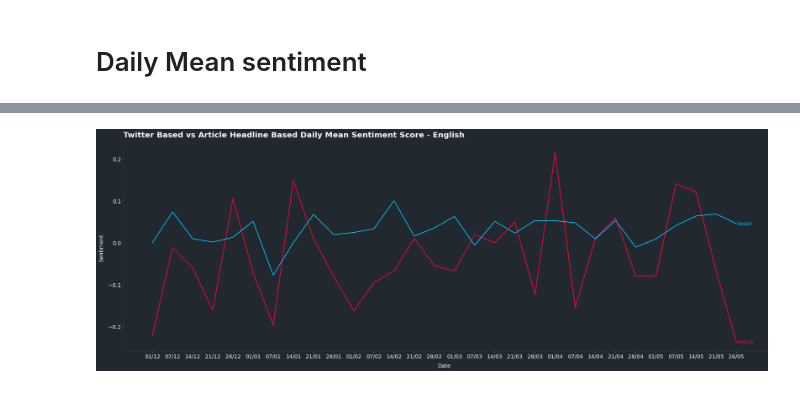
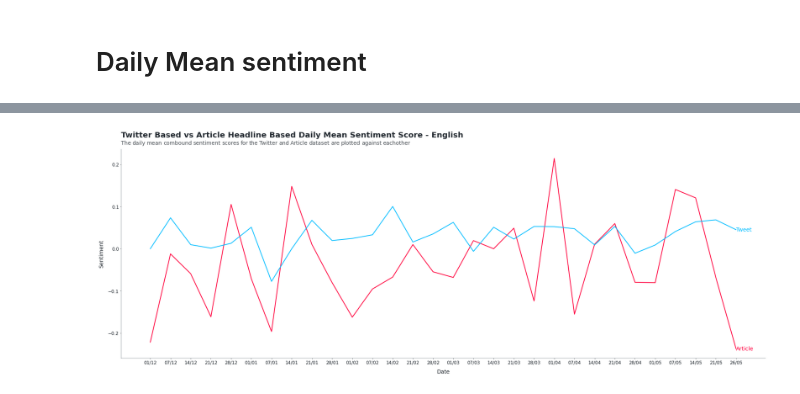
Before and after one commit to AidenWilliams/European-Covid-19-Vaccine-Sentiment-Analyses-On-Twitter-and-Article-Data, a Jupyter notebook: Visual Analyses.ipynb, the cells around one changed output, grey strips where cells are left out. Saved outputs shown, nothing was run; the diff lists cells and outputs as text; code cells hidden in the pictures.

```diff
--- a/Visual Analyses.ipynb
+++ b/Visual Analyses.ipynb
@@ -71,8 +71,8 @@ for month in dates:
 Set up the multiplex library styles for the daily sentiment visualizations.
 # %%
 drawable = importlib.reload(drawable)
-# reload the style
-plt.style.use(os.path.join(sys.path[0], 'styles', "multiplex-dark.style"))
+# reload the style modern-academic
+plt.style.use(os.path.join(sys.path[0], 'styles', "multiplex.style"))
 
 # create a general style
 style = { 'linewidth': 2, 'label_style': { 'fontweight': 500 } }
@@ -362,17 +359,25 @@ article_mean['UK']
 # %%
-tw_style = { 'color': '#00bfff', 'label': 'Tweet' }
-ar_style = { 'color': '#ff003f', 'label': 'Article' }
-figure = plt.figure(figsize=(30, 10))
-viz = drawable.Drawable(figure)
-viz.draw_time_series(range(0, 30), article_mean['UK'], **style, **ar_style)
-viz.draw_time_series(range(0, 30), LanguageP[1], **style, **tw_style)
+def plotMeanArticleVSTwitter(articles, tweets, title, caption, figname):
+    tw_style = { 'color': '#00bfff', 'label': 'Tweet' }
+    ar_style = { 'color': '#ff003f', 'label': 'Article' }
+    figure = plt.figure(figsize=(30, 10))
+    viz = drawable.Drawable(figure)
+    viz.draw_time_series(range(0, 30), articles, **style, **ar_style)
+    viz.draw_time_series(range(0, 30), tweets, **style, **tw_style)
 
-plt.xticks(range(0, 30), date_range)
-viz.set_xlabel('Date')
-viz.set_ylabel('Sentiment')
+    plt.xticks(range(0, 30), date_range)
+    viz.set_xlabel('Date')
+    viz.set_ylabel('Sentiment')
 
-viz.set_title('Twitter Based vs Article Headline Based Daily Mean Sentiment Score - English', loc='left')
-viz.savefig(fname='test', dpi=300, bbox_inches='tight')
-# viz.set_caption("Shown below is the data collected from the tweets in English.", align='justify')
+    viz.set_title(title, loc='left')
+    viz.set_caption(caption, align='justify')
+    viz.savefig(fname='Output/'+figname, dpi=300, bbox_inches='tight')
+
+
+title = 'Twitter Based vs Article Headline Based Daily Mean Sentiment Score - English'
+caption = "The daily mean compound sentiment scores for the Twitter and Article dataset are plotted against each other"
+figname = 'Daily Mean Article VS Twitter UK multiplex'
+
+plotMeanArticleVSTwitter(article_mean['UK'], LanguageP[1], title, caption, figname)
 # %% [output]
-[figure, old version]
+[figure, new version]
```
Also changed, not shown: parts of 3 cells of this notebook, 13 other files.
